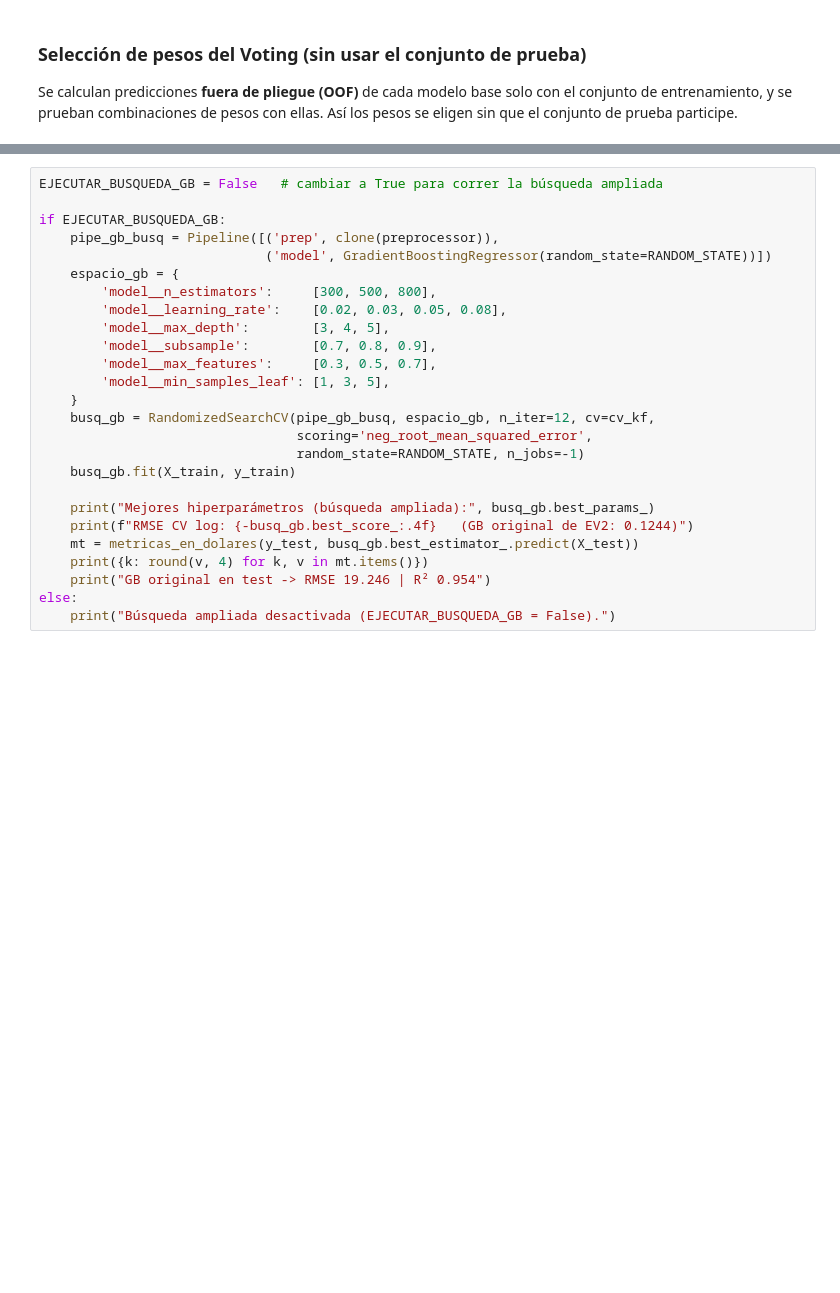
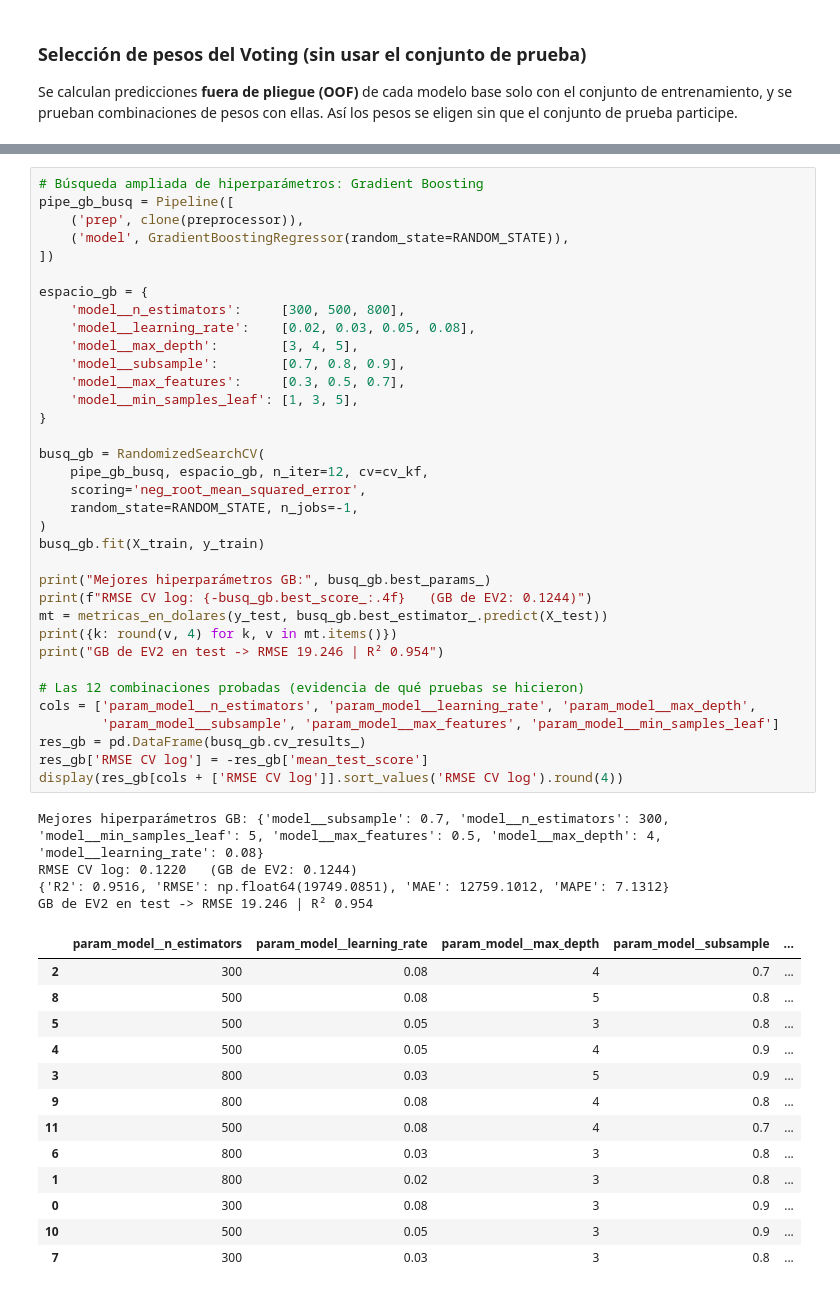
Before and after one commit to obicarrasco/machine-learning, a Jupyter notebook: housing-prices-ml/notebooks/Housing_EV3.ipynb, the cells around one changed output, grey strips where cells are left out. Saved outputs shown, nothing was run; the diff lists cells and outputs as text; blank space fills up the shorter version.

```diff
--- a/housing-prices-ml/notebooks/Housing_EV3.ipynb
+++ b/housing-prices-ml/notebooks/Housing_EV3.ipynb
@@ -303,26 +347,53 @@ La grilla original de GB solo varió `n_estimators` y `max_depth`. Esta celda am
 # %%
-EJECUTAR_BUSQUEDA_GB = False   # cambiar a True para correr la búsqueda ampliada
+# Búsqueda ampliada de hiperparámetros: Gradient Boosting
+pipe_gb_busq = Pipeline([
+    ('prep', clone(preprocessor)),
+    ('model', GradientBoostingRegressor(random_state=RANDOM_STATE)),
+])
 
-if EJECUTAR_BUSQUEDA_GB:
-    pipe_gb_busq = Pipeline([('prep', clone(preprocessor)),
-                             ('model', GradientBoostingRegressor(random_state=RANDOM_STATE))])
-    espacio_gb = {
-        'model__n_estimators':     [300, 500, 800],
-        'model__learning_rate':    [0.02, 0.03, 0.05, 0.08],
-        'model__max_depth':        [3, 4, 5],
-        'model__subsample':        [0.7, 0.8, 0.9],
-        'model__max_features':     [0.3, 0.5, 0.7],
-        'model__min_samples_leaf': [1, 3, 5],
-    }
-    busq_gb = RandomizedSearchCV(pipe_gb_busq, espacio_gb, n_iter=12, cv=cv_kf,
-                                 scoring='neg_root_mean_squared_error',
-                                 random_state=RANDOM_STATE, n_jobs=-1)
-    busq_gb.fit(X_train, y_train)
+espacio_gb = {
+    'model__n_estimators':     [300, 500, 800],
+    'model__learning_rate':    [0.02, 0.03, 0.05, 0.08],
+    'model__max_depth':        [3, 4, 5],
+    'model__subsample':        [0.7, 0.8, 0.9],
+    'model__max_features':     [0.3, 0.5, 0.7],
+    'model__min_samples_leaf': [1, 3, 5],
+}
 
-    print("Mejores hiperparámetros (búsqueda ampliada):", busq_gb.best_params_)
-    print(f"RMSE CV log: {-busq_gb.best_score_:.4f}   (GB original de EV2: 0.1244)")
-    mt = metricas_en_dolares(y_test, busq_gb.best_estimator_.predict(X_test))
-    print({k: round(v, 4) for k, v in mt.items()})
-    print("GB original en test -> RMSE 19.246 | R² 0.954")
-else:
-    print("Búsqueda ampliada desactivada (EJECUTAR_BUSQUEDA_GB = False).")
+busq_gb = RandomizedSearchCV(
+    pipe_gb_busq, espacio_gb, n_iter=12, cv=cv_kf,
+    scoring='neg_root_mean_squared_error',
+    random_state=RANDOM_STATE, n_jobs=-1,
+)
+busq_gb.fit(X_train, y_train)
+
+print("Mejores hiperparámetros GB:", busq_gb.best_params_)
+print(f"RMSE CV log: {-busq_gb.best_score_:.4f}   (GB de EV2: 0.1244)")
+mt = metricas_en_dolares(y_test, busq_gb.best_estimator_.predict(X_test))
+print({k: round(v, 4) for k, v in mt.items()})
+print("GB de EV2 en test -> RMSE 19.246 | R² 0.954")
+
+# Las 12 combinaciones probadas (evidencia de qué pruebas se hicieron)
+cols = ['param_model__n_estimators', 'param_model__learning_rate', 'param_model__max_depth',
+        'param_model__subsample', 'param_model__max_features', 'param_model__min_samples_leaf']
+res_gb = pd.DataFrame(busq_gb.cv_results_)
+res_gb['RMSE CV log'] = -res_gb['mean_test_score']
+display(res_gb[cols + ['RMSE CV log']].sort_values('RMSE CV log').round(4))
+# %% [output]
+Mejores hiperparámetros GB: {'model__subsample': 0.7, 'model__n_estimators': 300, 'model__min_samples_leaf': 5, 'model__max_features': 0.5, 'model__max_depth': 4, 'model__learning_rate': 0.08}
+RMSE CV log: 0.1220   (GB de EV2: 0.1244)
+{'R2': 0.9516, 'RMSE': np.float64(19749.0851), 'MAE': 12759.1012, 'MAPE': 7.1312}
+GB de EV2 en test -> RMSE 19.246 | R² 0.954
+|  | param_model__n_estimators | param_model__learning_rate | param_model__max_depth | param_model__subsample | ... |
+| 2 | 300 | 0.08 | 4 | 0.7 | ... |
+| 8 | 500 | 0.08 | 5 | 0.8 | ... |
+| 5 | 500 | 0.05 | 3 | 0.8 | ... |
+| 4 | 500 | 0.05 | 4 | 0.9 | ... |
+| 3 | 800 | 0.03 | 5 | 0.9 | ... |
+| 9 | 800 | 0.08 | 4 | 0.8 | ... |
+| 11 | 500 | 0.08 | 4 | 0.7 | ... |
+| 6 | 800 | 0.03 | 3 | 0.8 | ... |
+| 1 | 800 | 0.02 | 3 | 0.8 | ... |
+| 0 | 300 | 0.08 | 3 | 0.9 | ... |
+| 10 | 500 | 0.05 | 3 | 0.9 | ... |
+| 7 | 300 | 0.03 | 3 | 0.8 | ... |
```
Also changed, not shown: parts of 22 cells of this notebook, 2 other files.
